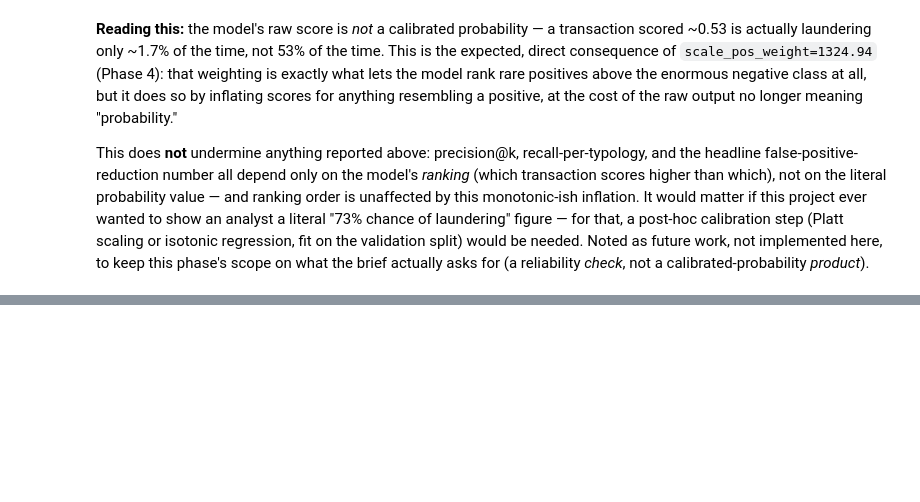
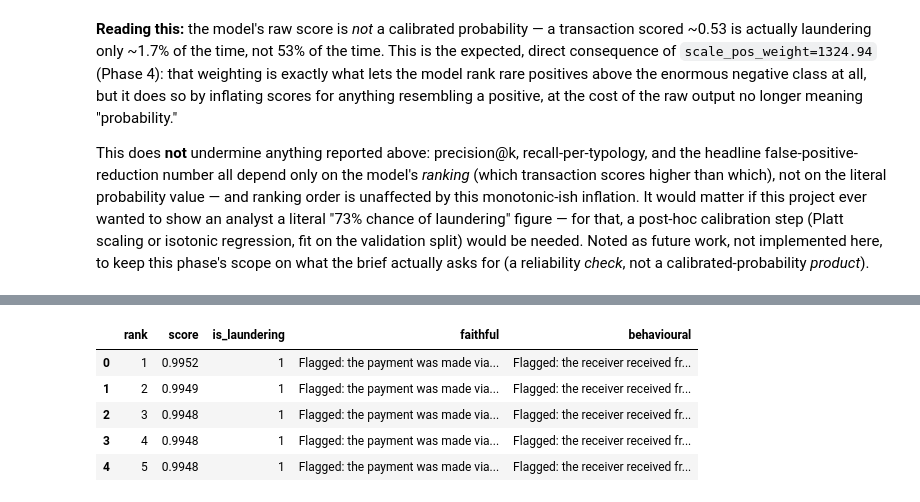
Before and after one commit to Kashish1430/aml-transaction-monitoring, a Jupyter notebook: notebooks/04_evaluation_explainability.ipynb, the cells around one changed output, grey strips where cells are left out. Cells and saved outputs as stored; diff of their text form; code cells hidden in the pictures; blank space fills up the shorter version.

```diff
--- a/notebooks/04_evaluation_explainability.ipynb
+++ b/notebooks/04_evaluation_explainability.ipynb
@@ -209,0 +294,29 @@ Phase 6 (`src/explain.py`): SHAP TreeExplainer, global feature importance (build
+# %%
+sample_positions = {position: i for i, position in enumerate(sample_idx)}
+
+spot_checks = []
+for rank, position in enumerate(np.argsort(-test_scores)[:5], start=1):
+    i = sample_positions[position]
+    row = x_sample.iloc[i]
+    spot_checks.append(
+        {
+            "rank": rank,
+            "score": round(float(test_scores[position]), 4),
+            "is_laundering": int(y_test[position]),
+            "faithful": build_reason_code(shap_values[i], row, feature_names),
+            "behavioural": build_reason_code(
+                shap_values[i], row, feature_names,
+                exclude_features=PAYMENT_FORMAT_FEATURES,
+            ),
+        }
+    )
+
+pd.set_option("display.max_colwidth", None)
+pd.DataFrame(spot_checks)
+# %% [output]
+|  | rank | score | is_laundering | faithful | behavioural |
+| 0 | 1 | 0.9952 | 1 | Flagged: the payment was made via... | Flagged: the receiver received fr... |
+| 1 | 2 | 0.9949 | 1 | Flagged: the payment was made via... | Flagged: the receiver received fr... |
+| 2 | 3 | 0.9948 | 1 | Flagged: the payment was made via... | Flagged: the receiver received fr... |
+| 3 | 4 | 0.9948 | 1 | Flagged: the payment was made via... | Flagged: the receiver received fr... |
+| 4 | 5 | 0.9948 | 1 | Flagged: the payment was made via... | Flagged: the receiver received fr... |
```
Also changed, not shown: parts of 16 cells of this notebook, 13 other files.
